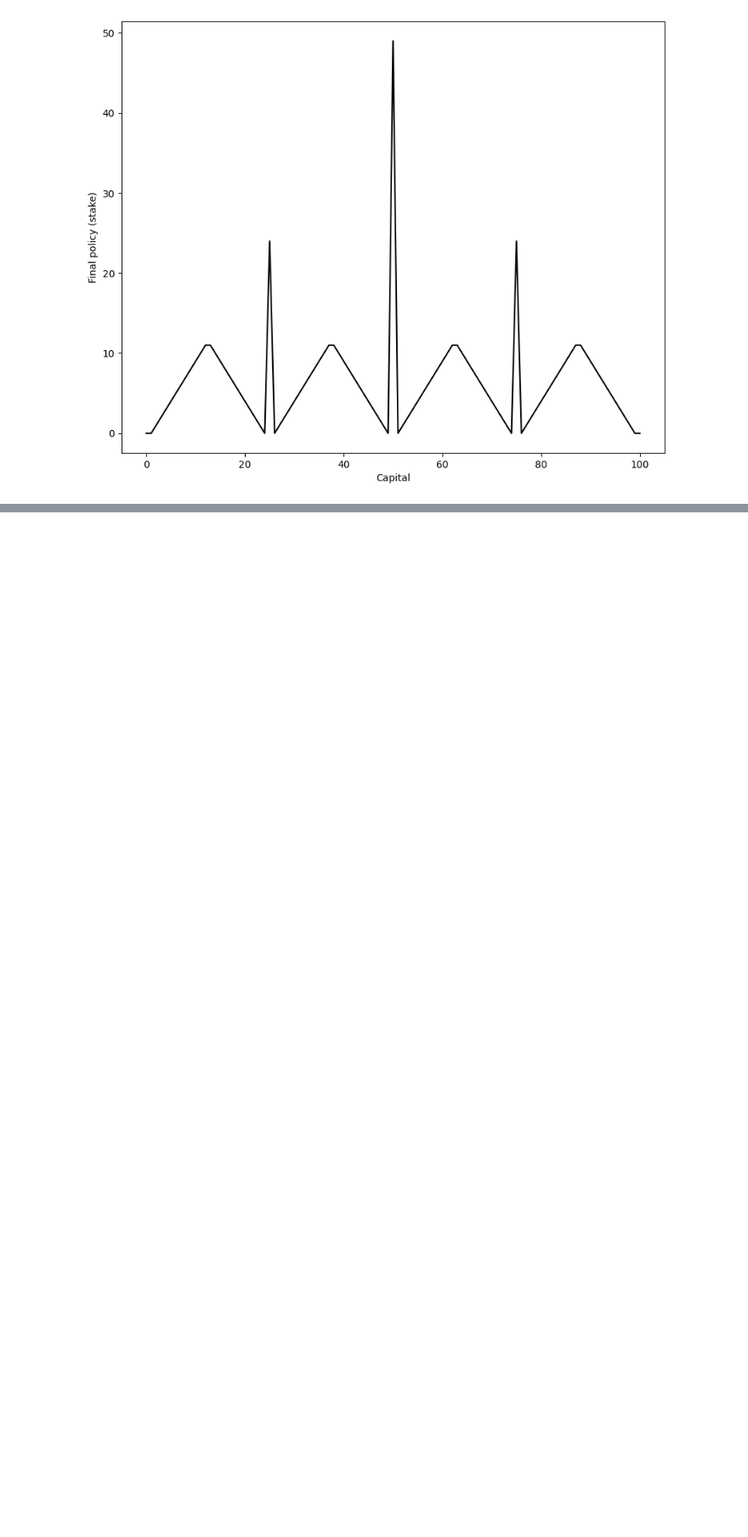
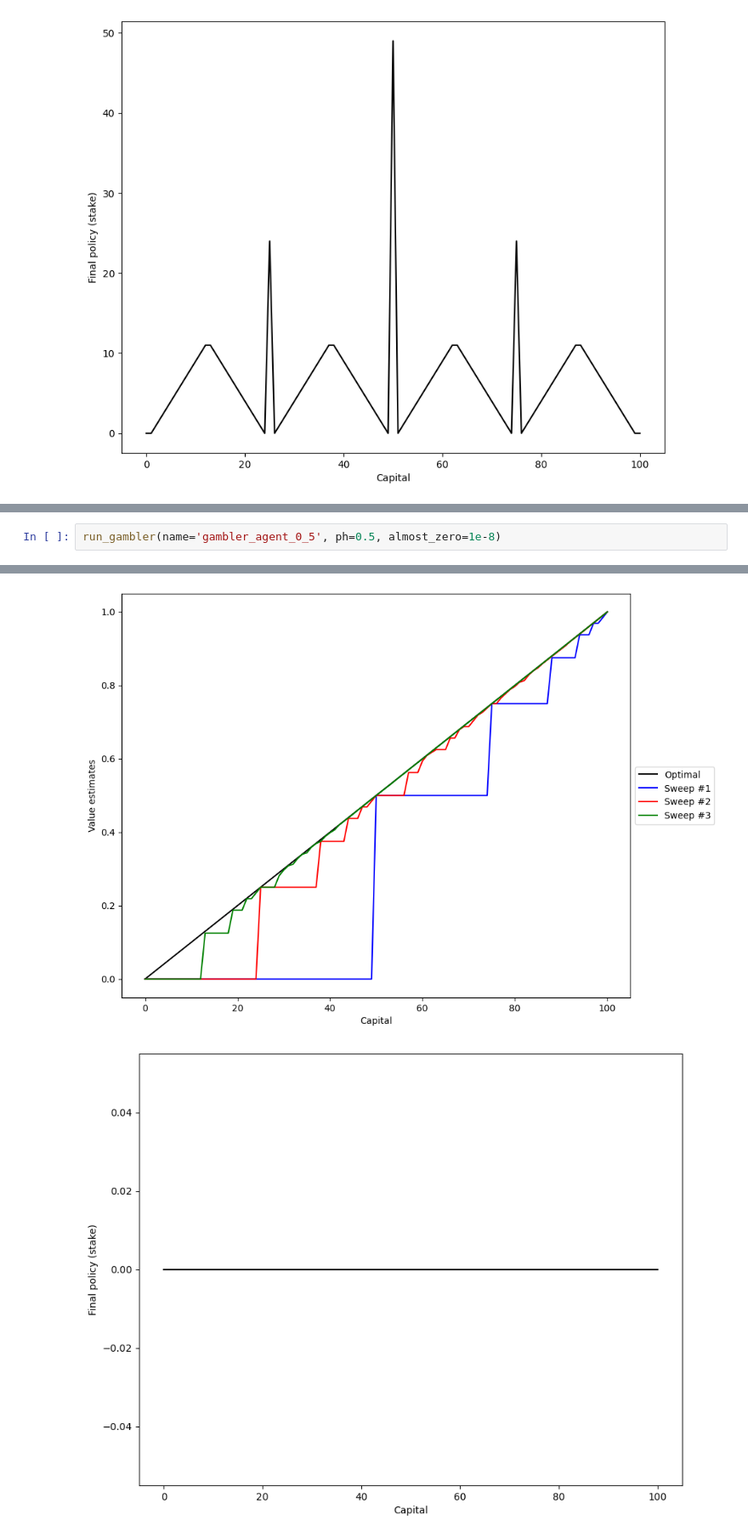
Before and after one commit to lucasbasquerotto/ml-demos, a Jupyter notebook: rl/ch04.ipynb, the cells around one changed output, grey strips where cells are left out. Shown at 85% size. Saved outputs shown, nothing was run; the diff lists cells and outputs as text; blank space fills up the shorter version.

```diff
--- a/rl/ch04.ipynb
+++ b/rl/ch04.ipynb
@@ -1343,0 +1390,3 @@ Finished at 17:38:30
+# %%
+run_gambler(name='gambler_agent_0_5', ph=0.5, almost_zero=1e-8)
+# %% [output]
@@ -1343,0 +1410,2 @@ Finished at 17:38:30
+[figure, added]
+[figure, added]
```
Also changed, not shown: parts of 6 cells of this notebook.
